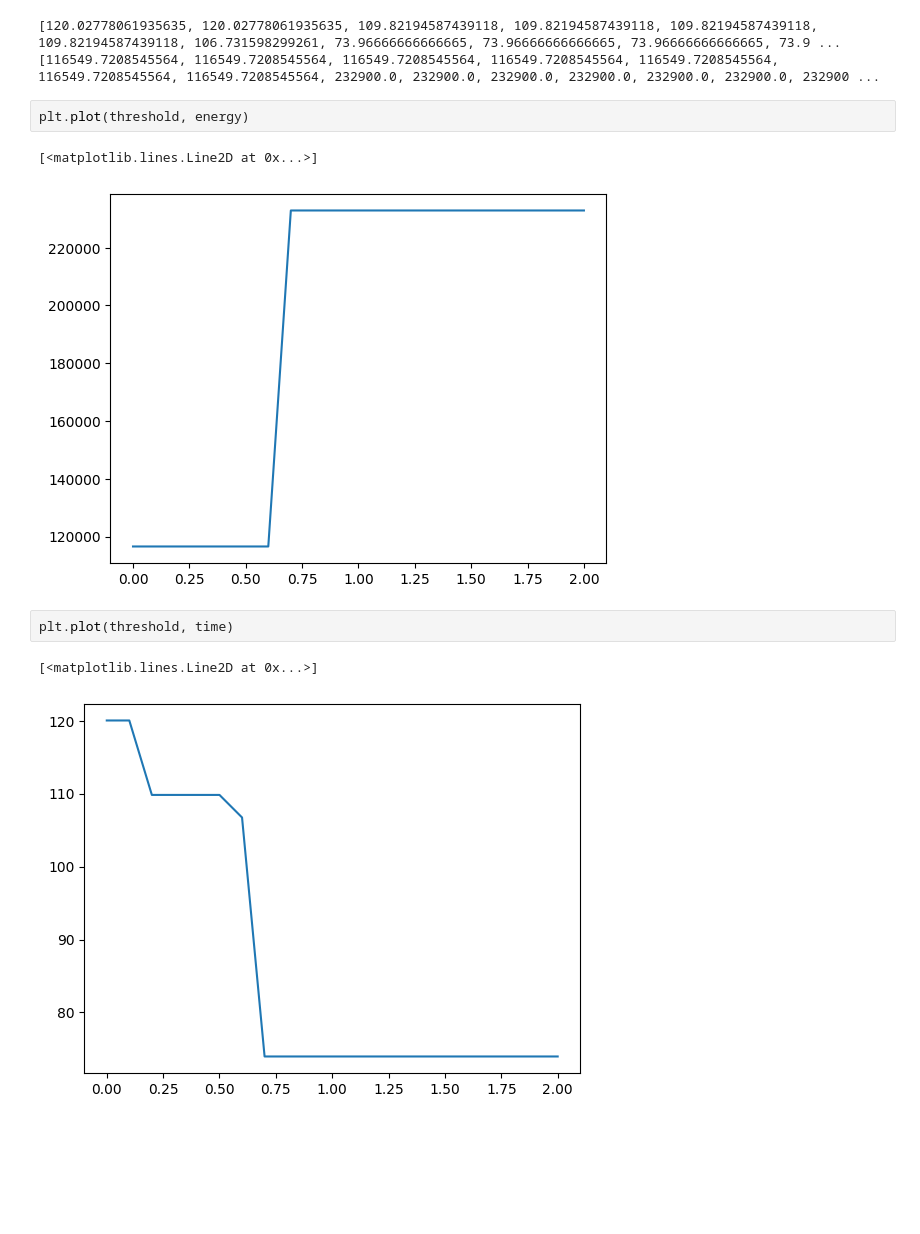
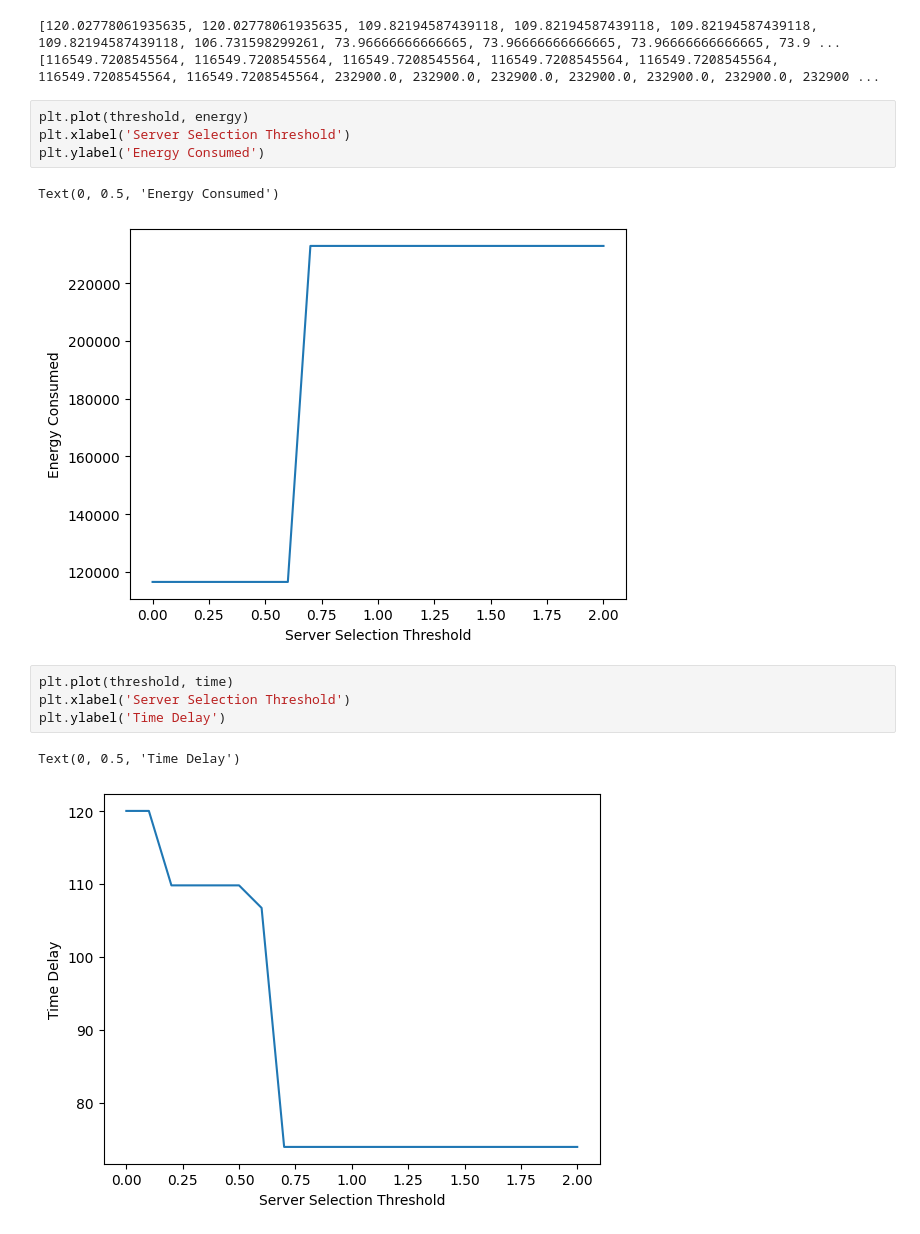
Before and after one commit to Zaid944/Task_Offloading, a Jupyter notebook: BTP.ipynb, the cells around one changed output. Cells and saved outputs as stored; diff of their text form; blank space fills up the shorter version.

Commit message:
graph labels added

```diff
--- a/BTP.ipynb
+++ b/BTP.ipynb
@@ -188,11 +188,15 @@ print(energy)
 [116549.7208545564, 116549.7208545564, 116549.7208545564, 116549.7208545564, 116549.7208545564, 116549.7208545564, 116549.7208545564, 232900.0, 232900.0, 232900.0, 232900.0, 232900.0, 232900.0, 232900 ...
 # %%
 plt.plot(threshold, energy)
+plt.xlabel('Server Selection Threshold')
+plt.ylabel('Energy Consumed')
 # %% [output]
-[<matplotlib.lines.Line2D at 0x...>]
+Text(0, 0.5, 'Energy Consumed')
-[figure, old version]
+[figure, new version]
 # %%
 plt.plot(threshold, time)
+plt.xlabel('Server Selection Threshold')
+plt.ylabel('Time Delay')
 # %% [output]
-[<matplotlib.lines.Line2D at 0x...>]
+Text(0, 0.5, 'Time Delay')
-[figure, old version]
+[figure, new version]
```
